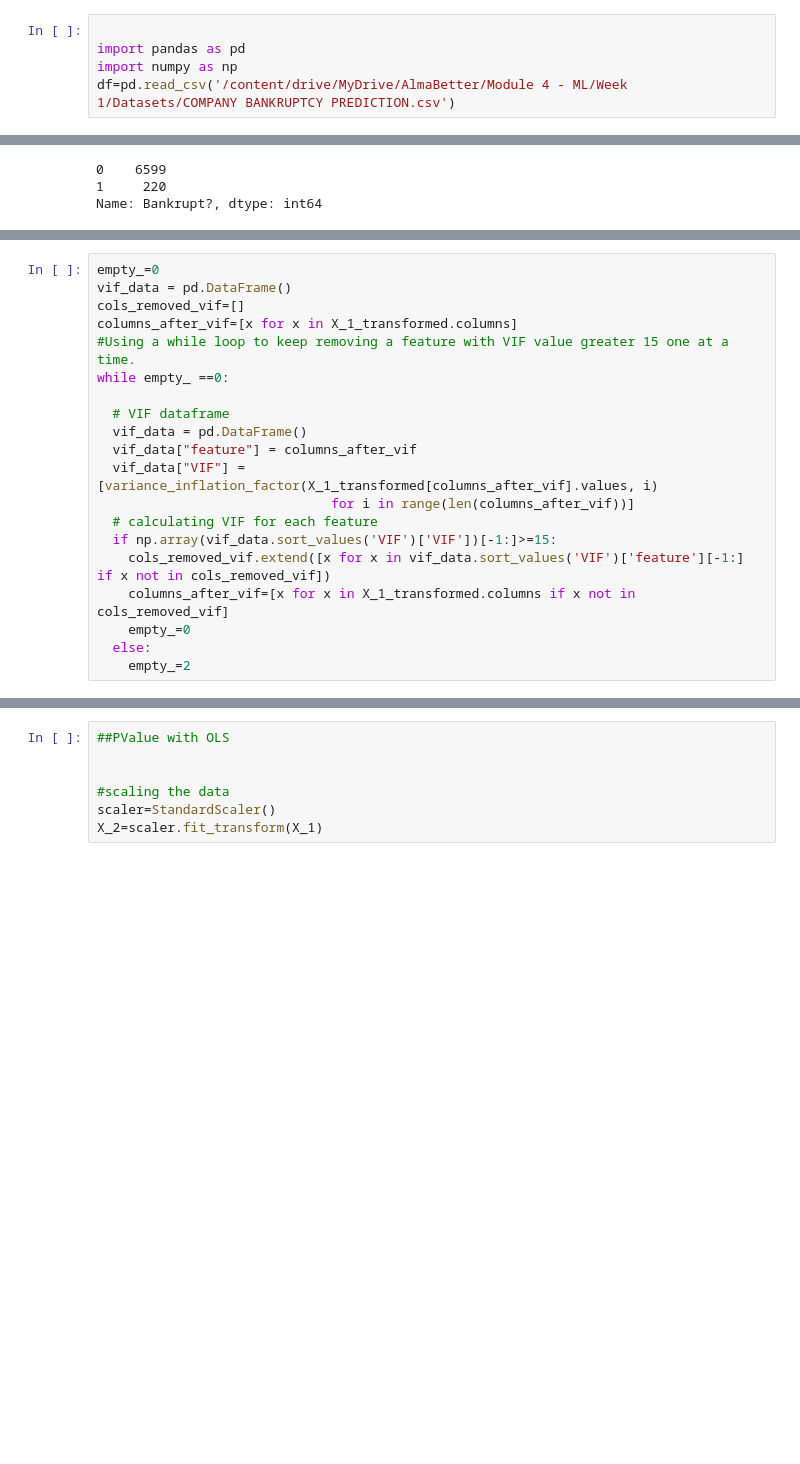
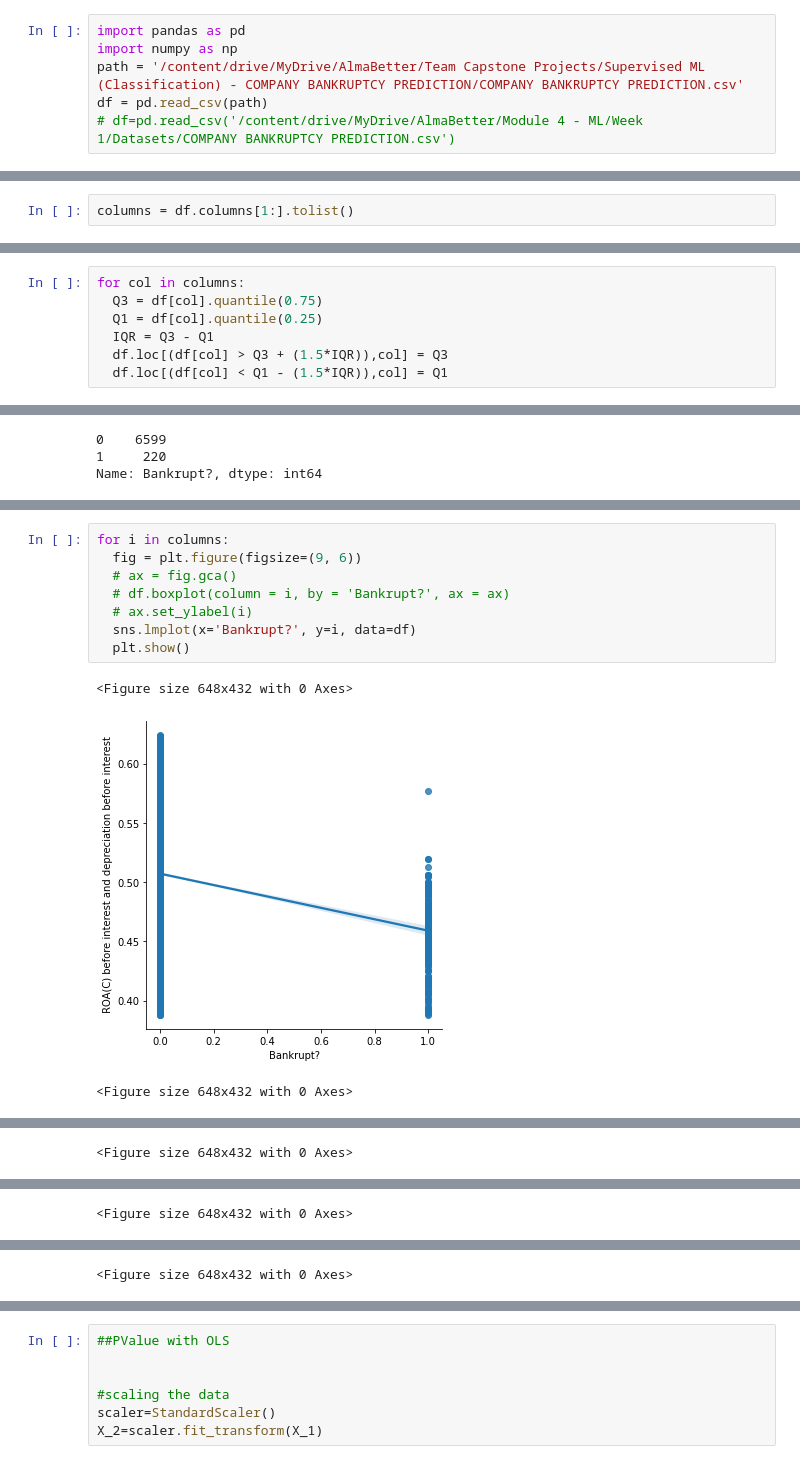
Before and after one commit to kanishquetyagi/Company-Bankruptcy-Prediction, a Jupyter notebook: COMPANY_BANKRUPTCY_PREDICTION.ipynb, the cells around one changed output, grey strips where cells are left out. Drawn from its saved outputs; the diff is of its cells as text; blank space fills up the shorter version.

```diff
--- a/COMPANY_BANKRUPTCY_PREDICTION.ipynb
+++ b/COMPANY_BANKRUPTCY_PREDICTION.ipynb
@@ -8,6 +8,7 @@ Mounted at /content/drive
 # %%
-
 import pandas as pd
 import numpy as np
-df=pd.read_csv('/content/drive/MyDrive/AlmaBetter/Module 4 - ML/Week 1/Datasets/COMPANY BANKRUPTCY PREDICTION.csv')
+path = '/content/drive/MyDrive/AlmaBetter/Team Capstone Projects/Supervised ML (Classification) - COMPANY BANKRUPTCY PREDICTION/COMPANY BANKRUPTCY PREDICTION.csv'
+df = pd.read_csv(path)
+# df=pd.read_csv('/content/drive/MyDrive/AlmaBetter/Module 4 - ML/Week 1/Datasets/COMPANY BANKRUPTCY PREDICTION.csv')
 # %%
@@ -64,0 +160,2 @@ df['Bankrupt?'].value_counts().sort_values().plot(kind = 'bar')
+# %%
+columns = df.columns[1:].tolist()
@@ -65,3 +180,10 @@ df['Bankrupt?'].value_counts().sort_values().plot(kind = 'bar')
+# %%
+for col in columns:
+  Q3 = df[col].quantile(0.75)
+  Q1 = df[col].quantile(0.25)
+  IQR = Q3 - Q1
+  df.loc[(df[col] > Q3 + (1.5*IQR)),col] = Q3
+  df.loc[(df[col] < Q1 - (1.5*IQR)),col] = Q1
 # %%
 df['Bankrupt?'].value_counts()
 # %% [output]
@@ -83,20 +192,0 @@ X_1.shape
-# %%
-empty_=0
-vif_data = pd.DataFrame()
-cols_removed_vif=[]
-columns_after_vif=[x for x in X_1_transformed.columns]
-#Using a while loop to keep removing a feature with VIF value greater 15 one at a time.
-while empty_ ==0:
-
-  # VIF dataframe
-  vif_data = pd.DataFrame()
-  vif_data["feature"] = columns_after_vif
-  vif_data["VIF"] = [variance_inflation_factor(X_1_transformed[columns_after_vif].values, i)
-                              for i in range(len(columns_after_vif))]
-  # calculating VIF for each feature
-  if np.array(vif_data.sort_values('VIF')['VIF'])[-1:]>=15:
-    cols_removed_vif.extend([x for x in vif_data.sort_values('VIF')['feature'][-1:] if x not in cols_removed_vif])
-    columns_after_vif=[x for x in X_1_transformed.columns if x not in cols_removed_vif]
-    empty_=0
-  else:
-    empty_=2
@@ -150,0 +197,12 @@ X_test=scaler.transform(X_test)
+# %%
+for i in columns:
+  fig = plt.figure(figsize=(9, 6))
+  # ax = fig.gca()
+  # df.boxplot(column = i, by = 'Bankrupt?', ax = ax)
+  # ax.set_ylabel(i)
+  sns.lmplot(x='Bankrupt?', y=i, data=df)
+  plt.show()
+# %% [output]
+<Figure size 648x432 with 0 Axes>
+[figure, added]
+<Figure size 648x432 with 0 Axes>
@@ -150,0 +210 @@ X_test=scaler.transform(X_test)
+<Figure size 648x432 with 0 Axes>
@@ -150,0 +212 @@ X_test=scaler.transform(X_test)
+<Figure size 648x432 with 0 Axes>
@@ -150,0 +214 @@ X_test=scaler.transform(X_test)
+<Figure size 648x432 with 0 Axes>
```
Also changed, not shown: parts of 91 cells of this notebook.
